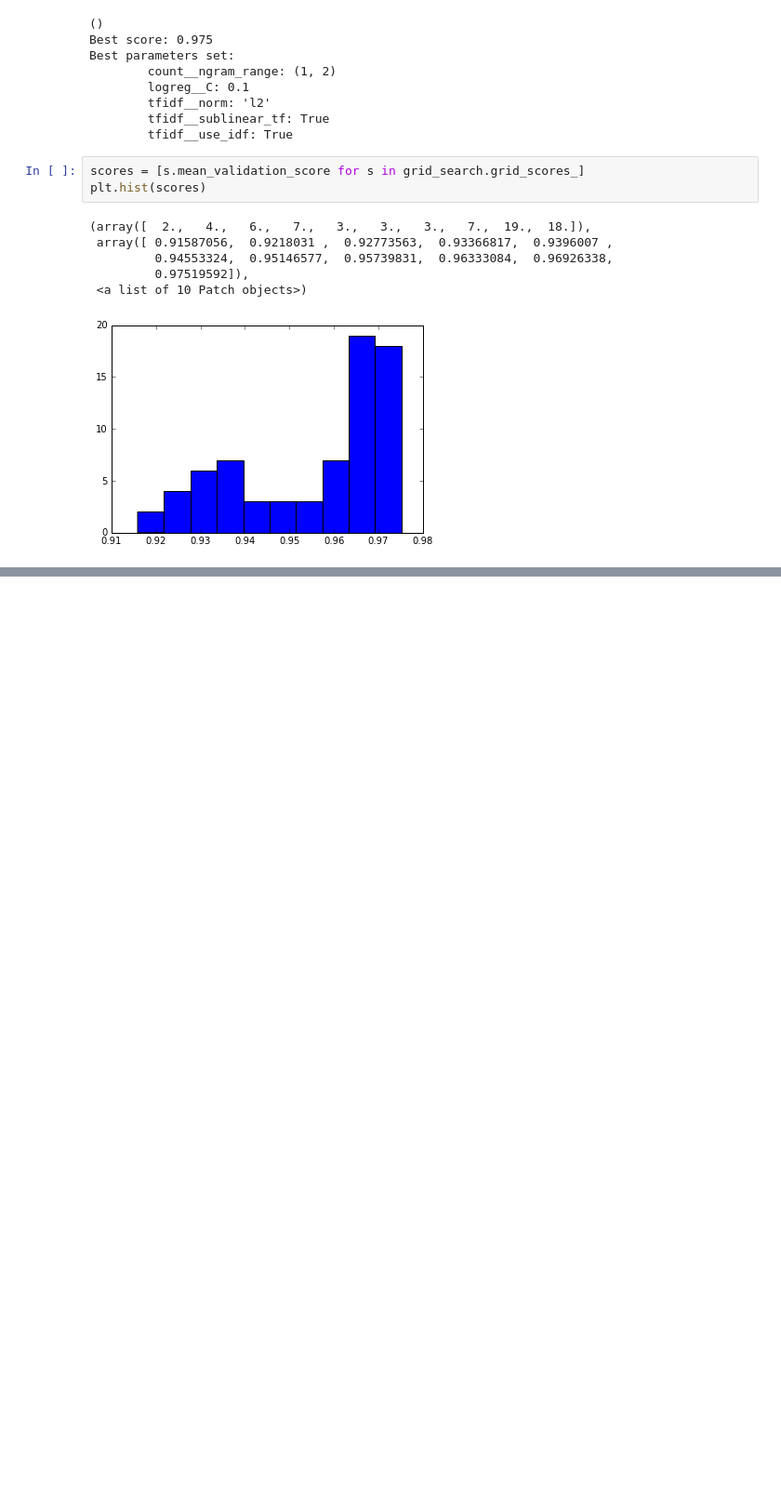
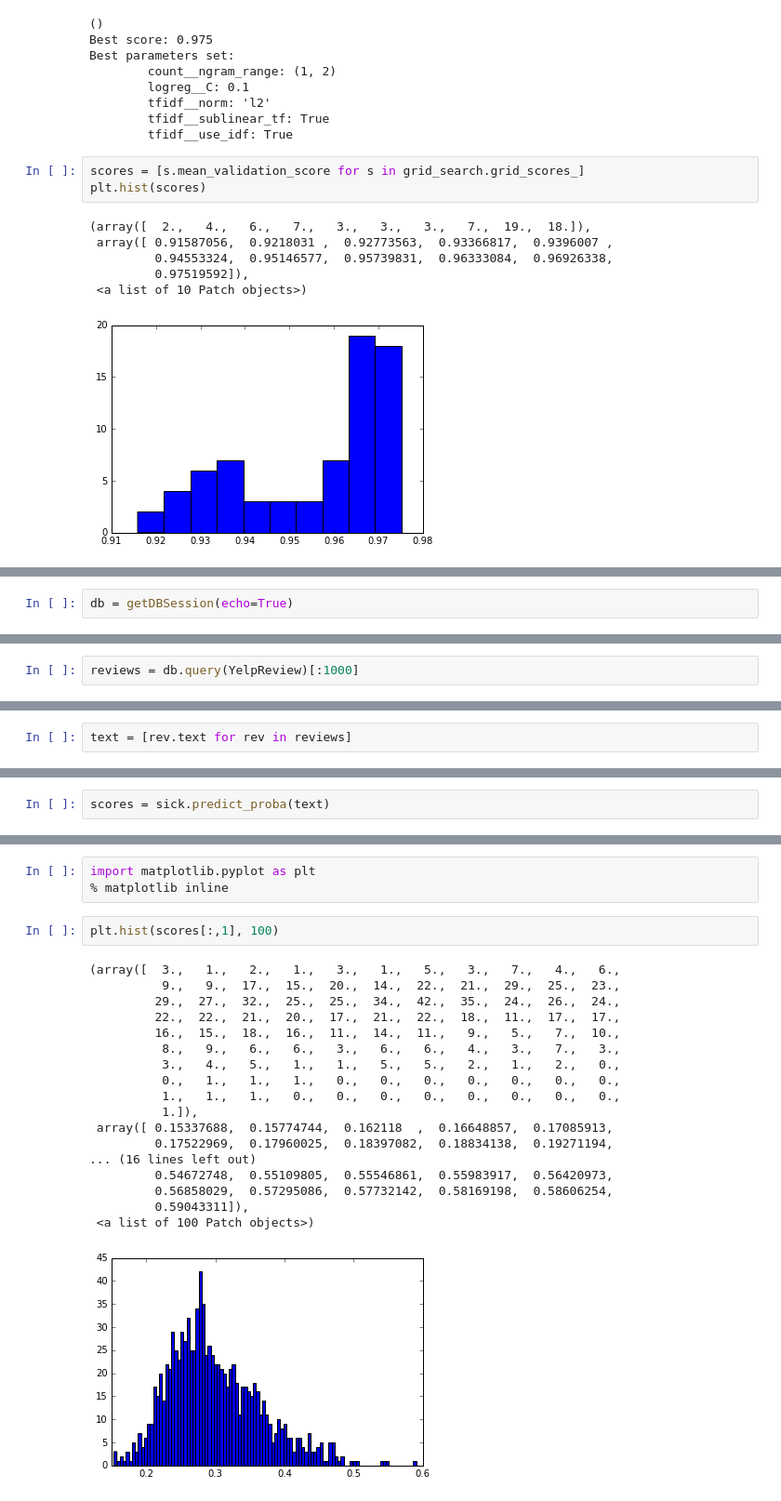
Before and after one commit to cu-publichealth/FoodborneML, a Jupyter notebook: notebooks/Yelp Classifier Training.ipynb, the cells around one changed output, grey strips where cells are left out. Shown at 93% size. Cells and saved outputs as stored; diff of their text form; blank space fills up the shorter version.

```diff
--- a/notebooks/Yelp Classifier Training.ipynb
+++ b/notebooks/Yelp Classifier Training.ipynb
@@ -179,0 +197,2 @@ joblib.dump(grid_search.best_estimator_, '../'+config['model_file'])
+# %%
+db = getDBSession(echo=True)
@@ -179,0 +203,2 @@ joblib.dump(grid_search.best_estimator_, '../'+config['model_file'])
+# %%
+reviews = db.query(YelpReview)[:1000]
@@ -179,0 +214,2 @@ joblib.dump(grid_search.best_estimator_, '../'+config['model_file'])
+# %%
+text = [rev.text for rev in reviews]
@@ -179,0 +253,2 @@ joblib.dump(grid_search.best_estimator_, '../'+config['model_file'])
+# %%
+scores = sick.predict_proba(text)
@@ -179,0 +287,24 @@ joblib.dump(grid_search.best_estimator_, '../'+config['model_file'])
+# %%
+import matplotlib.pyplot as plt
+% matplotlib inline
+# %%
+plt.hist(scores[:,1], 100)
+# %% [output]
+(array([  3.,   1.,   2.,   1.,   3.,   1.,   5.,   3.,   7.,   4.,   6.,
+          9.,   9.,  17.,  15.,  20.,  14.,  22.,  21.,  29.,  25.,  23.,
+         29.,  27.,  32.,  25.,  25.,  34.,  42.,  35.,  24.,  26.,  24.,
+         22.,  22.,  21.,  20.,  17.,  21.,  22.,  18.,  11.,  17.,  17.,
+         16.,  15.,  18.,  16.,  11.,  14.,  11.,   9.,   5.,   7.,  10.,
+          8.,   9.,   6.,   6.,   3.,   6.,   6.,   4.,   3.,   7.,   3.,
+          3.,   4.,   5.,   1.,   1.,   5.,   5.,   2.,   1.,   2.,   0.,
+          0.,   1.,   1.,   1.,   0.,   0.,   0.,   0.,   0.,   0.,   0.,
+          1.,   1.,   1.,   0.,   0.,   0.,   0.,   0.,   0.,   0.,   0.,
+          1.]),
+ array([ 0.15337688,  0.15774744,  0.162118  ,  0.16648857,  0.17085913,
+         0.17522969,  0.17960025,  0.18397082,  0.18834138,  0.19271194,
+... (16 lines left out)
+         0.54672748,  0.55109805,  0.55546861,  0.55983917,  0.56420973,
+         0.56858029,  0.57295086,  0.57732142,  0.58169198,  0.58606254,
+         0.59043311]),
+ <a list of 100 Patch objects>)
+[figure, added]
```
Also changed, not shown: parts of 21 cells of this notebook, 11 other files.
